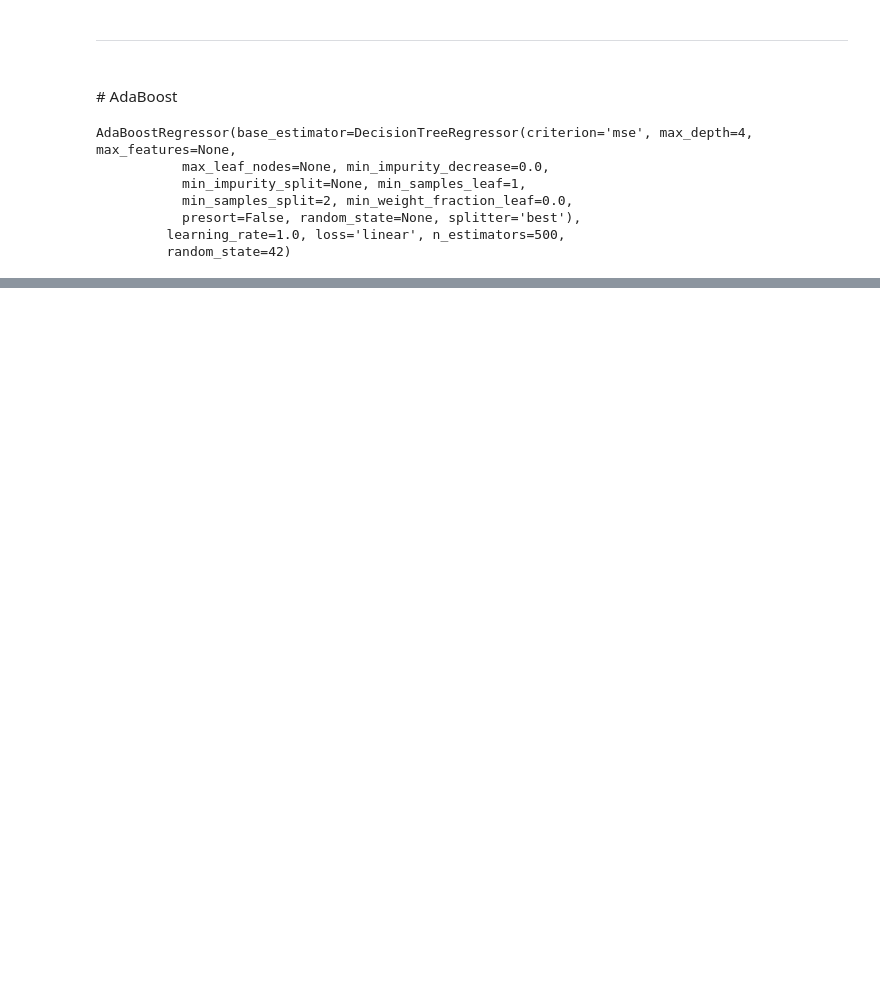
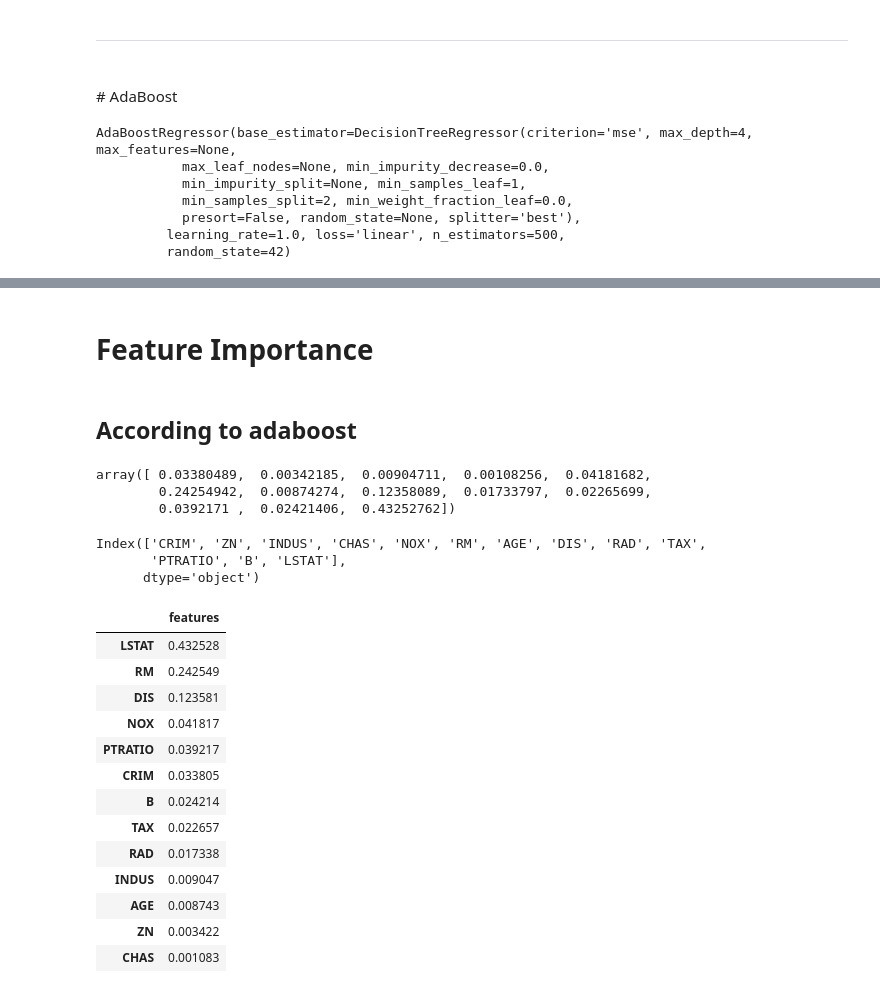
Before and after one commit to jatinj615/Boston_houseprice_prediction, a Jupyter notebook: Nonlinear Relationships.ipynb, the cells around one changed output, grey strips where cells are left out. Cells and saved outputs as stored; diff of their text form; code cells hidden in the pictures; blank space fills up the shorter version.

```diff
--- a/Nonlinear Relationships.ipynb
+++ b/Nonlinear Relationships.ipynb
@@ -123,0 +127,16 @@ print(r2_score(y_train, y_train_pred),', ',r2_score(y_test, y_test_pred))
+# %% [markdown]
+# Feature Importance
+# %% [markdown]
+## According to adaboost
+# %%
+ada.feature_importances_
+# %% [output]
+array([ 0.03380489,  0.00342185,  0.00904711,  0.00108256,  0.04181682,
+        0.24254942,  0.00874274,  0.12358089,  0.01733797,  0.02265699,
+        0.0392171 ,  0.02421406,  0.43252762])
+# %%
+df.columns
+# %% [output]
+Index(['CRIM', 'ZN', 'INDUS', 'CHAS', 'NOX', 'RM', 'AGE', 'DIS', 'RAD', 'TAX',
+       'PTRATIO', 'B', 'LSTAT'],
+      dtype='object')
@@ -123,0 +146,17 @@ print(r2_score(y_train, y_train_pred),', ',r2_score(y_test, y_test_pred))
+# %%
+result.sort_values(by='features', ascending=False)
+# %% [output]
+|  | features |
+| LSTAT | 0.432528 |
+| RM | 0.242549 |
+| DIS | 0.123581 |
+| NOX | 0.041817 |
+| PTRATIO | 0.039217 |
+| CRIM | 0.033805 |
+| B | 0.024214 |
+| TAX | 0.022657 |
+| RAD | 0.017338 |
+| INDUS | 0.009047 |
+| AGE | 0.008743 |
+| ZN | 0.003422 |
+| CHAS | 0.001083 |
```
Also changed, not shown: parts of 24 cells of this notebook.
